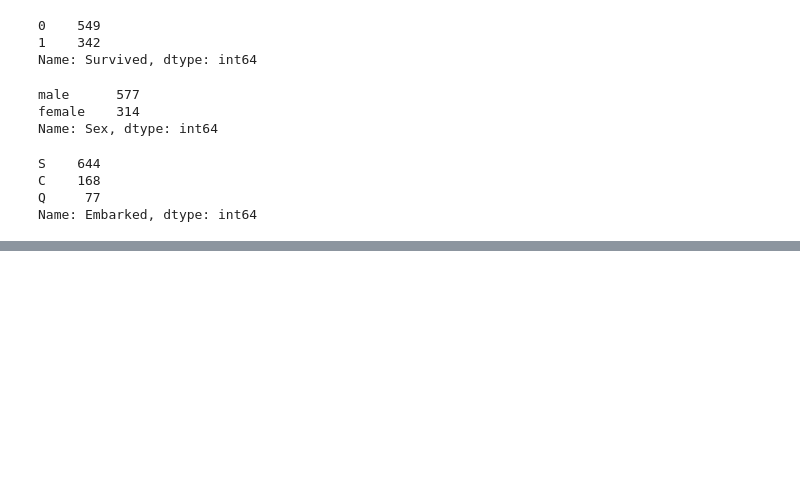
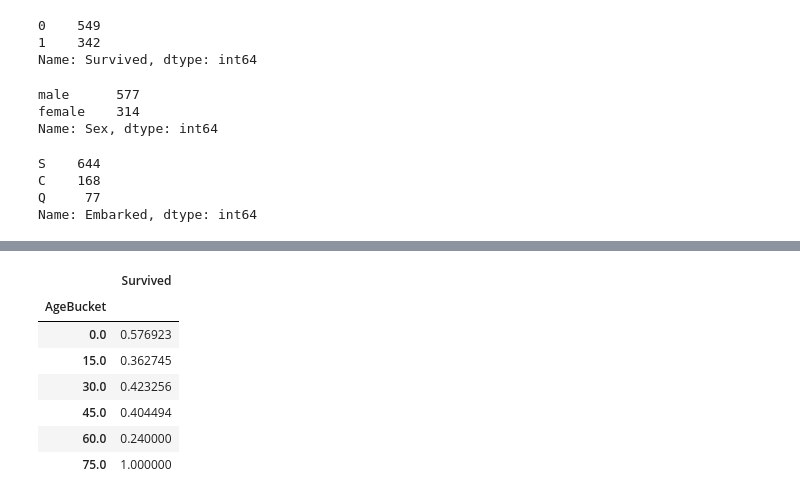
Before and after one commit to chataeg/handson-ML, a Jupyter notebook: jupyter/examples/Hands_On_ch03_3.ipynb, the cells around one changed output, grey strips where cells are left out. Saved outputs shown, nothing was run; the diff lists cells and outputs as text; code cells hidden in the pictures; blank space fills up the shorter version.

```diff
--- a/jupyter/examples/Hands_On_ch03_3.ipynb
+++ b/jupyter/examples/Hands_On_ch03_3.ipynb
@@ -144,0 +190,12 @@ ColumnTransformer(transformers=[('num',
+# %%
+train_data["AgeBucket"] = train_data["Age"] // 15 * 15
+train_data[["AgeBucket", "Survived"]].groupby(['AgeBucket']).mean()
+# %% [output]
+|  | Survived |
+| AgeBucket |  |
+| 0.0 | 0.576923 |
+| 15.0 | 0.362745 |
+| 30.0 | 0.423256 |
+| 45.0 | 0.404494 |
+| 60.0 | 0.240000 |
+| 75.0 | 1.000000 |
```
Also changed, not shown: parts of 11 cells of this notebook, 2 other files.
